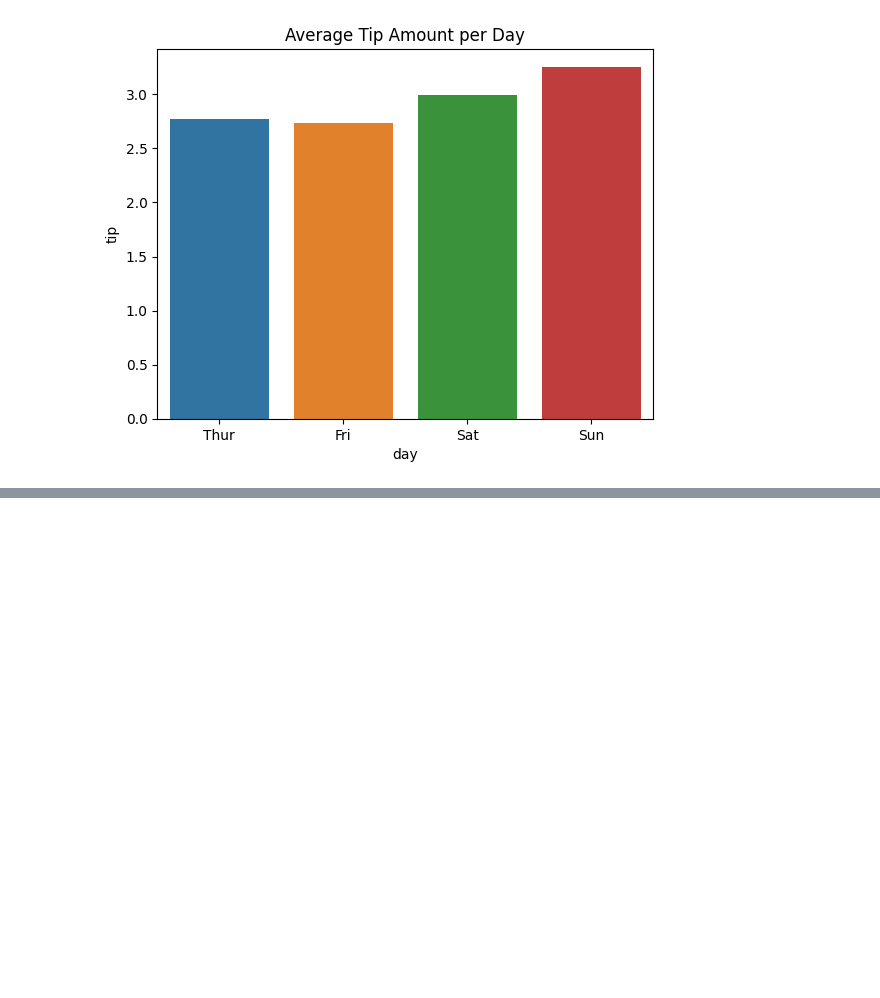
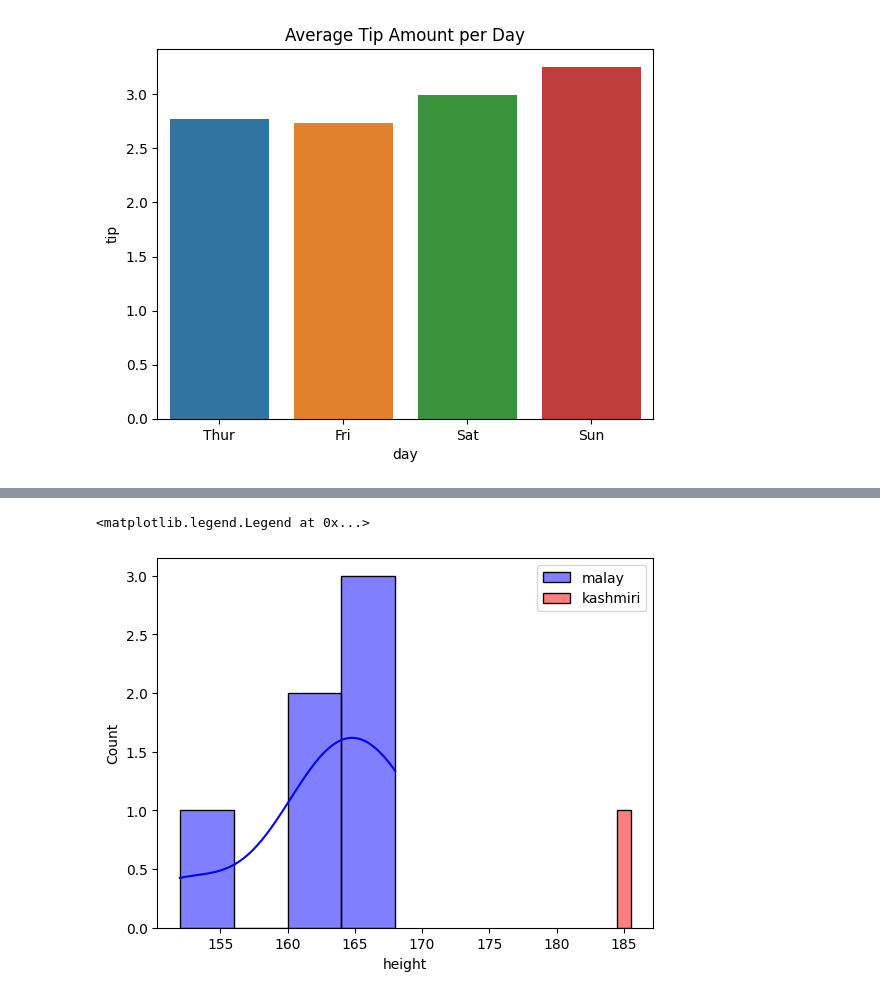
Before and after one commit to Adlina9727/pythonprojects, a Jupyter notebook: Day11/notebookday11.ipynb, the cells around one changed output, grey strips where cells are left out. Drawn from its saved outputs; the diff is of its cells as text; code cells hidden in the pictures; blank space fills up the shorter version.

```diff
--- a/Day11/notebookday11.ipynb
+++ b/Day11/notebookday11.ipynb
@@ -35,0 +75,10 @@ plt.show()
+# %%
+import matplotlib.pyplot as plt
+malay = df2[df2['ethnicity'] == 'malay']
+kashmiri = df2[df2['ethnicity'] == 'kashmiri']
+sns.histplot(data = malay, x = 'height', color='blue', label='malay', kde=True)
+sns.histplot(data = kashmiri, x = 'height', color='red', label='kashmiri', kde=True)
+plt.legend()
+# %% [output]
+<matplotlib.legend.Legend at 0x...>
+[figure, added]
```
Also changed, not shown: parts of 8 cells of this notebook.
